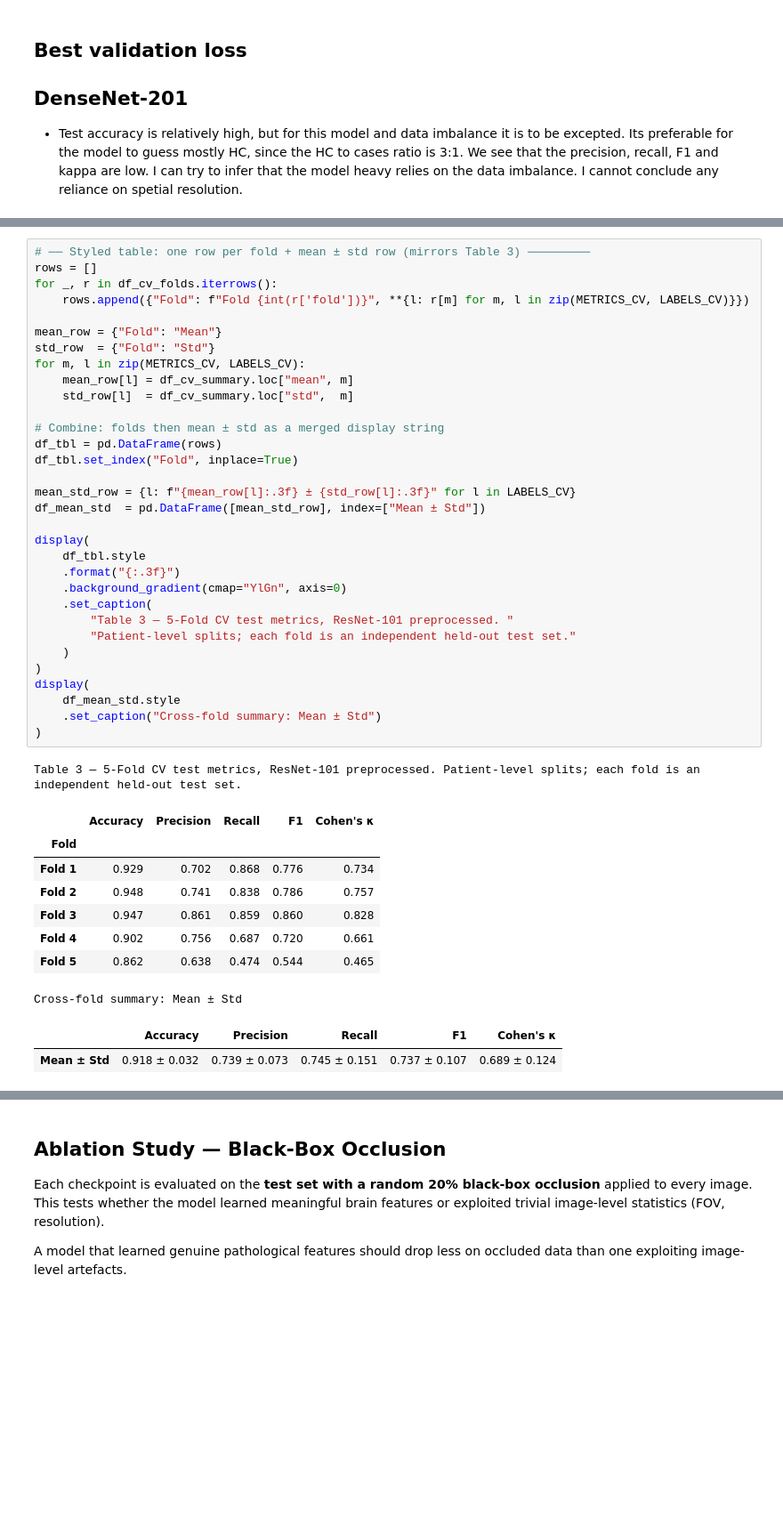
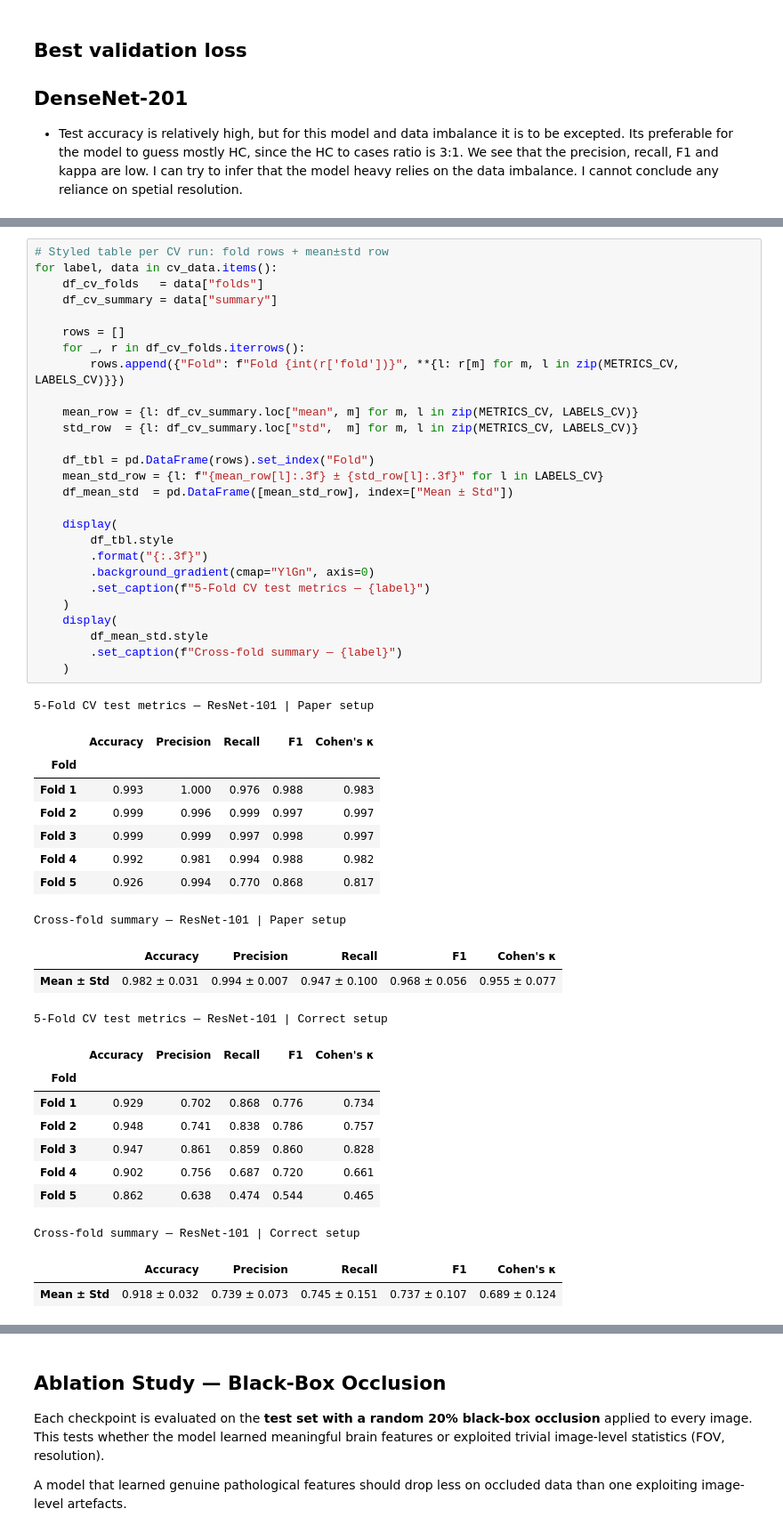
Before and after one commit to HolgeMax/PMG, a Jupyter notebook: notebooks/Metrics_exploration.ipynb, the cells around one changed output, grey strips where cells are left out. Shown at 89% size. Saved outputs shown, nothing was run; the diff lists cells and outputs as text; blank space fills up the shorter version.

```diff
--- a/notebooks/Metrics_exploration.ipynb
+++ b/notebooks/Metrics_exploration.ipynb
@@ -303,44 +337,50 @@ std   0.032395   0.073076  0.150879  0.106547     0.124114
 # %%
-# ── Styled table: one row per fold + mean ± std row (mirrors Table 3) ─────────
-rows = []
-for _, r in df_cv_folds.iterrows():
-    rows.append({"Fold": f"Fold {int(r['fold'])}", **{l: r[m] for m, l in zip(METRICS_CV, LABELS_CV)}})
+# Styled table per CV run: fold rows + mean±std row
+for label, data in cv_data.items():
+    df_cv_folds   = data["folds"]
+    df_cv_summary = data["summary"]
 
-mean_row = {"Fold": "Mean"}
-std_row  = {"Fold": "Std"}
-for m, l in zip(METRICS_CV, LABELS_CV):
-    mean_row[l] = df_cv_summary.loc["mean", m]
-    std_row[l]  = df_cv_summary.loc["std",  m]
+    rows = []
+    for _, r in df_cv_folds.iterrows():
+        rows.append({"Fold": f"Fold {int(r['fold'])}", **{l: r[m] for m, l in zip(METRICS_CV, LABELS_CV)}})
 
-# Combine: folds then mean ± std as a merged display string
-df_tbl = pd.DataFrame(rows)
-df_tbl.set_index("Fold", inplace=True)
+    mean_row = {l: df_cv_summary.loc["mean", m] for m, l in zip(METRICS_CV, LABELS_CV)}
+    std_row  = {l: df_cv_summary.loc["std",  m] for m, l in zip(METRICS_CV, LABELS_CV)}
 
-mean_std_row = {l: f"{mean_row[l]:.3f} ± {std_row[l]:.3f}" for l in LABELS_CV}
-df_mean_std  = pd.DataFrame([mean_std_row], index=["Mean ± Std"])
+    df_tbl = pd.DataFrame(rows).set_index("Fold")
+    mean_std_row = {l: f"{mean_row[l]:.3f} ± {std_row[l]:.3f}" for l in LABELS_CV}
+    df_mean_std  = pd.DataFrame([mean_std_row], index=["Mean ± Std"])
 
-display(
-    df_tbl.style
-    .format("{:.3f}")
-    .background_gradient(cmap="YlGn", axis=0)
-    .set_caption(
-        "Table 3 — 5-Fold CV test metrics, ResNet-101 preprocessed. "
-        "Patient-level splits; each fold is an independent held-out test set."
+    display(
+        df_tbl.style
+        .format("{:.3f}")
+        .background_gradient(cmap="YlGn", axis=0)
+        .set_caption(f"5-Fold CV test metrics — {label}")
     )
-)
-display(
-    df_mean_std.style
-    .set_caption("Cross-fold summary: Mean ± Std")
-)
+    display(
+        df_mean_std.style
+        .set_caption(f"Cross-fold summary — {label}")
+    )
 # %% [output]
-Table 3 — 5-Fold CV test metrics, ResNet-101 preprocessed. Patient-level splits; each fold is an independent held-out test set.
+5-Fold CV test metrics — ResNet-101 | Paper setup
 |  | Accuracy | Precision | Recall | F1 | Cohen's κ |
 | Fold |  |  |  |  |  |
-| Fold 1 | 0.929 | 0.702 | 0.868 | 0.776 | 0.734 |
-| Fold 2 | 0.948 | 0.741 | 0.838 | 0.786 | 0.757 |
-| Fold 3 | 0.947 | 0.861 | 0.859 | 0.860 | 0.828 |
-| Fold 4 | 0.902 | 0.756 | 0.687 | 0.720 | 0.661 |
-| Fold 5 | 0.862 | 0.638 | 0.474 | 0.544 | 0.465 |
+| Fold 1 | 0.993 | 1.000 | 0.976 | 0.988 | 0.983 |
+| Fold 2 | 0.999 | 0.996 | 0.999 | 0.997 | 0.997 |
+| Fold 3 | 0.999 | 0.999 | 0.997 | 0.998 | 0.997 |
+| Fold 4 | 0.992 | 0.981 | 0.994 | 0.988 | 0.982 |
+| Fold 5 | 0.926 | 0.994 | 0.770 | 0.868 | 0.817 |
-Cross-fold summary: Mean ± Std
+Cross-fold summary — ResNet-101 | Paper setup
 |  | Accuracy | Precision | Recall | F1 | Cohen's κ |
-| Mean ± Std | 0.918 ± 0.032 | 0.739 ± 0.073 | 0.745 ± 0.151 | 0.737 ± 0.107 | 0.689 ± 0.124 |
+| Mean ± Std | 0.982 ± 0.031 | 0.994 ± 0.007 | 0.947 ± 0.100 | 0.968 ± 0.056 | 0.955 ± 0.077 |
+5-Fold CV test metrics — ResNet-101 | Correct setup
+|  | Accuracy | Precision | Recall | F1 | Cohen's κ |
+| Fold |  |  |  |  |  |
+| Fold 1 | 0.929 | 0.702 | 0.868 | 0.776 | 0.734 |
+| Fold 2 | 0.948 | 0.741 | 0.838 | 0.786 | 0.757 |
+| Fold 3 | 0.947 | 0.861 | 0.859 | 0.860 | 0.828 |
+| Fold 4 | 0.902 | 0.756 | 0.687 | 0.720 | 0.661 |
+| Fold 5 | 0.862 | 0.638 | 0.474 | 0.544 | 0.465 |
+Cross-fold summary — ResNet-101 | Correct setup
+|  | Accuracy | Precision | Recall | F1 | Cohen's κ |
+| Mean ± Std | 0.918 ± 0.032 | 0.739 ± 0.073 | 0.745 ± 0.151 | 0.737 ± 0.107 | 0.689 ± 0.124 |
```
Also changed, not shown: parts of 12 cells of this notebook, 20 other files.
